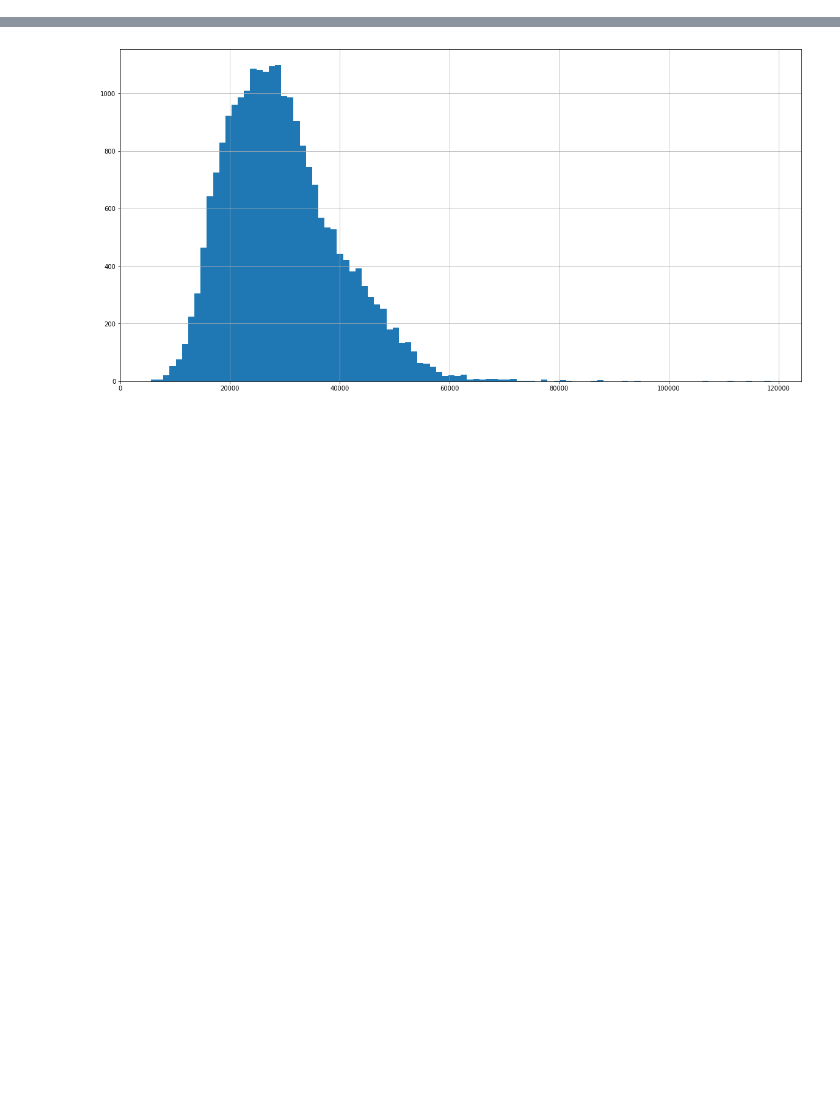
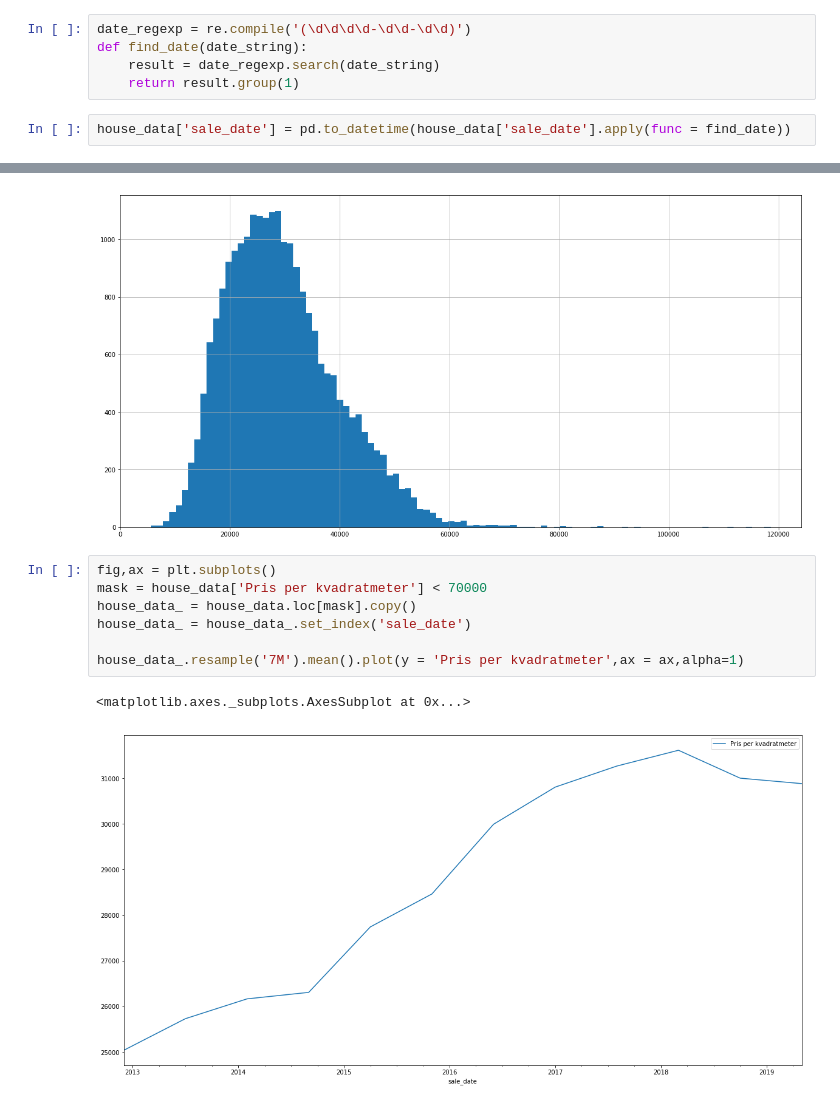
Before and after one commit to martinlarsalbert/hemnet, a Jupyter notebook: 02_cleaning.ipynb, the cells around one changed output, grey strips where cells are left out. Cells and saved outputs as stored; diff of their text form; blank space fills up the shorter version.

Commit message:
added some time plots

```diff
--- a/02_cleaning.ipynb
+++ b/02_cleaning.ipynb
@@ -43,6 +43,13 @@ def find_numbers(text):
         price = None
 
     return price
+# %%
+date_regexp = re.compile('(\d\d\d\d-\d\d-\d\d)')
+def find_date(date_string):
+    result = date_regexp.search(date_string)
+    return result.group(1)
+# %%
+house_data['sale_date'] = pd.to_datetime(house_data['sale_date'].apply(func = find_date))
 # %%
 col_names = ['Antal rum','Avgift/månad','Begärt pris','Boarea','Byggår','Driftskostnad','Pris per kvadratmeter','price','Tomtarea','Biarea']
 
@@ -60,3 +67,13 @@ house_data['Pris per kvadratmeter'].hist(bins = 100,ax = ax)
 # %% [output]
 <matplotlib.axes._subplots.AxesSubplot at 0x...>
 [figure]
+# %%
+fig,ax = plt.subplots()
+mask = house_data['Pris per kvadratmeter'] < 70000
+house_data_ = house_data.loc[mask].copy()
+house_data_ = house_data_.set_index('sale_date')
+
+house_data_.resample('7M').mean().plot(y = 'Pris per kvadratmeter',ax = ax,alpha=1)
+# %% [output]
+<matplotlib.axes._subplots.AxesSubplot at 0x...>
+[figure, added]
```
Also changed, not shown: parts of 1 cell of this notebook.
